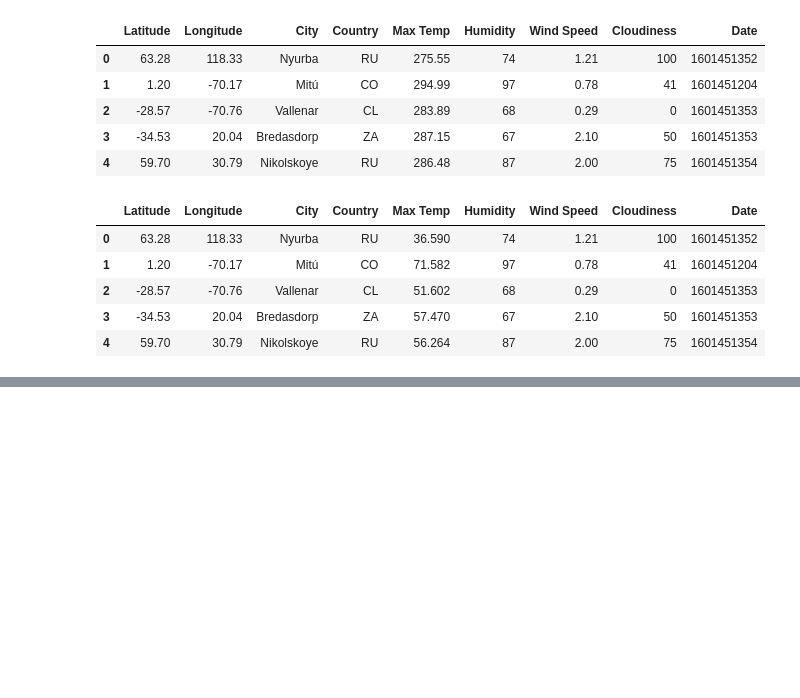
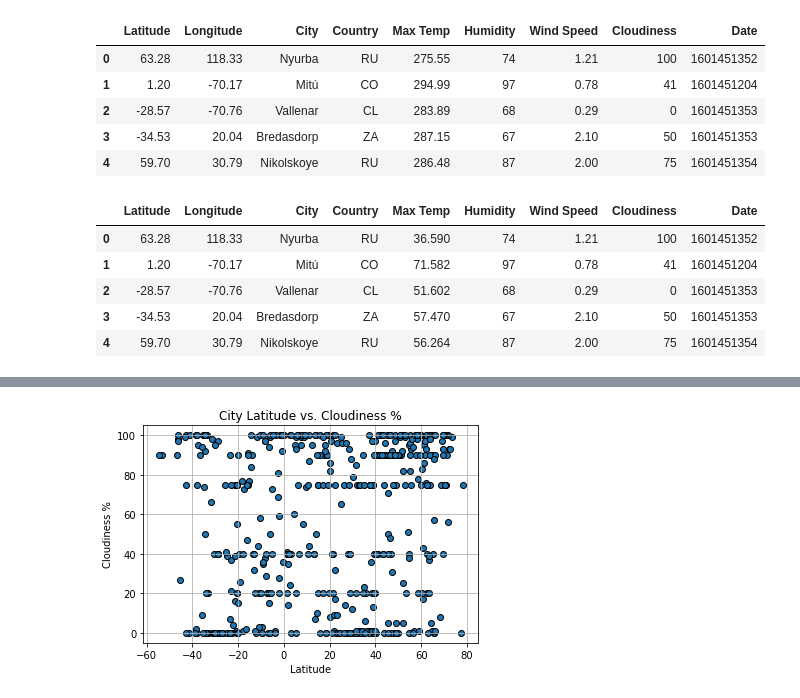
Before and after one commit to LenSin3/python-api-challenge, a Jupyter notebook: WeatherPy/new_weather.ipynb, the cells around one changed output, grey strips where cells are left out. Drawn from its saved outputs; the diff is of its cells as text; code cells hidden in the pictures; blank space fills up the shorter version.

```diff
--- a/WeatherPy/new_weather.ipynb
+++ b/WeatherPy/new_weather.ipynb
@@ -167,0 +185,12 @@ fig.savefig('latitude_max_temp.png')
+# %%
+# Cloudiness vs Latitude
+fig, ax = plt.subplots()
+ax.scatter(data_df['Latitude'], data_df['Cloudiness'], edgecolors='black')
+plt.xlabel('Latitude')
+plt.ylabel('Cloudiness %')
+ax.set_title('City Latitude vs. Cloudiness %')
+plt.grid()
+fig.savefig('latitude_Cloudiness.png')
+plt.show()
+# %% [output]
+[figure, added]
```
Also changed, not shown: parts of 17 cells of this notebook, 19 other files.
